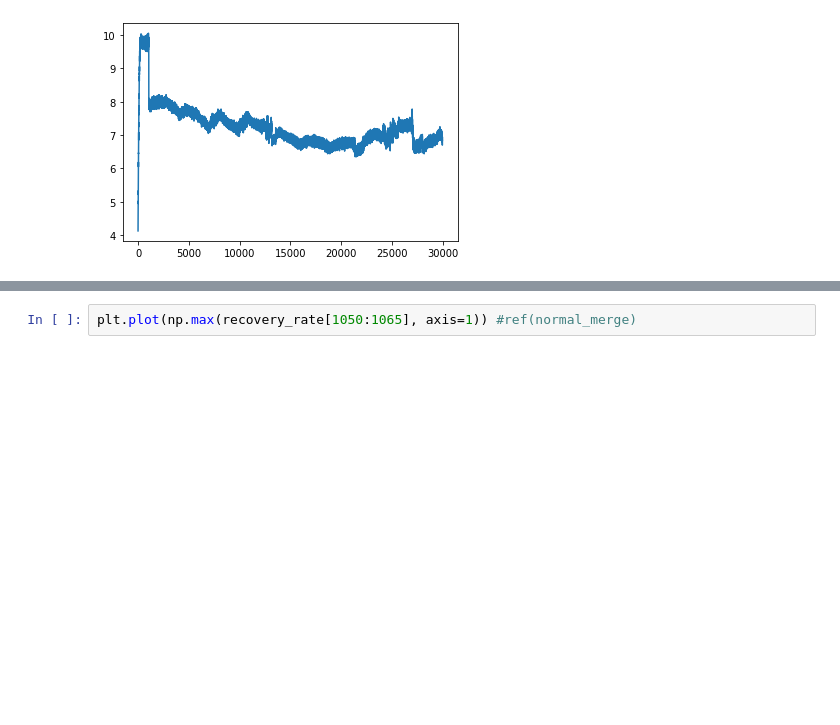
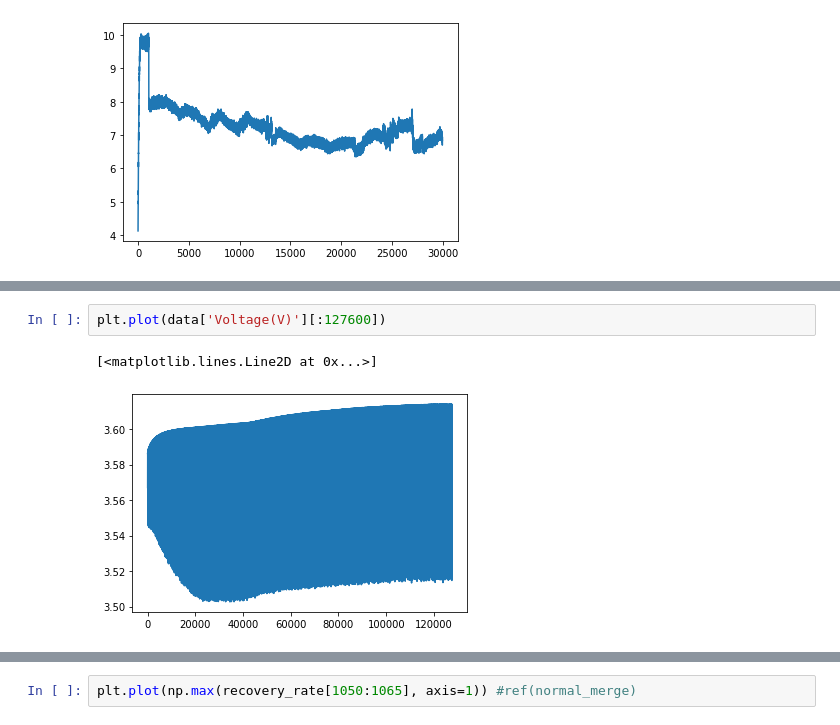
Before and after one commit to minD9it/Battery, a Jupyter notebook: DataAnalysis_NORMAL.ipynb, the cells around one changed output, grey strips where cells are left out. Saved outputs shown, nothing was run; the diff lists cells and outputs as text; blank space fills up the shorter version.

```diff
--- a/DataAnalysis_NORMAL.ipynb
+++ b/DataAnalysis_NORMAL.ipynb
@@ -194,0 +207,5 @@ plt.plot(np.max(recovery_rate[:], axis=1)) #ref(normal_merge)
+# %%
+plt.plot(data['Voltage(V)'][:127600])
+# %% [output]
+[<matplotlib.lines.Line2D at 0x...>]
+[figure, added]
```
Also changed, not shown: parts of 11 cells of this notebook.
